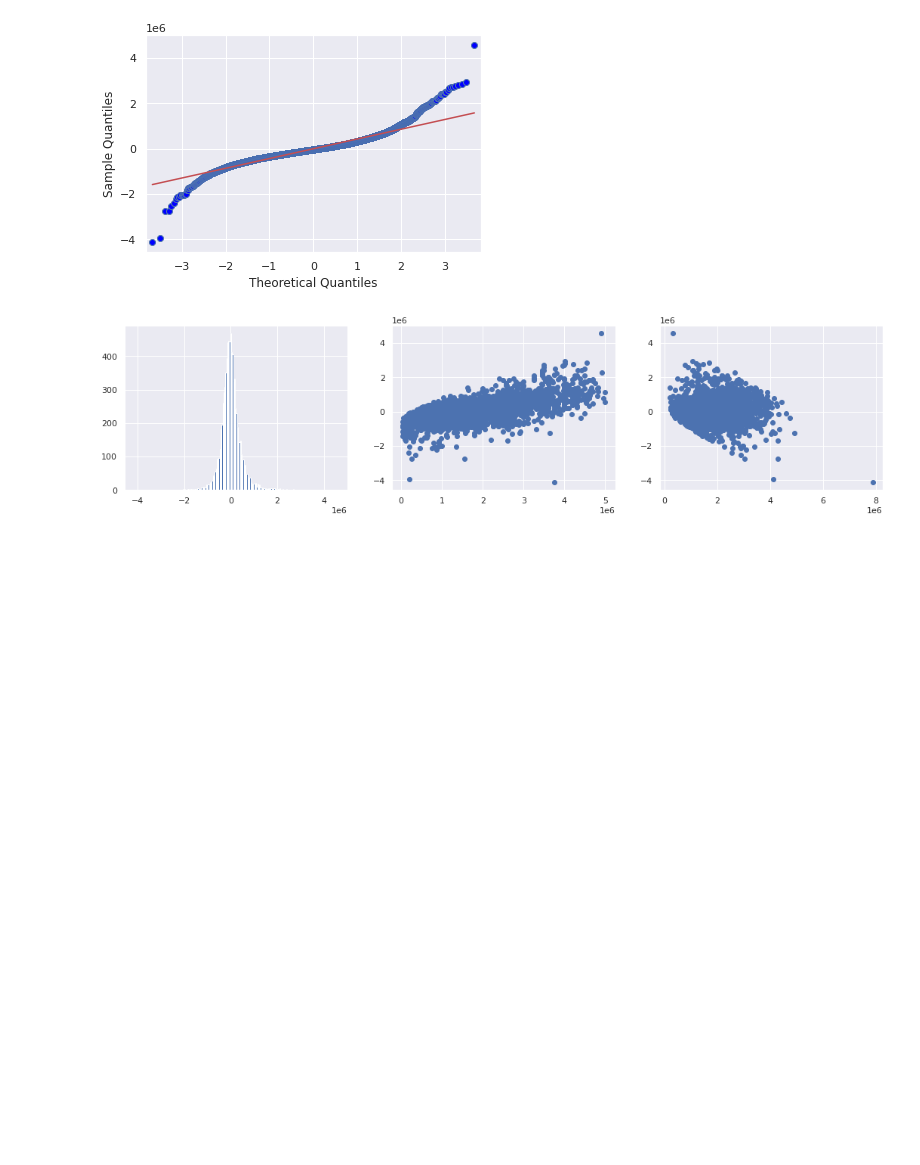
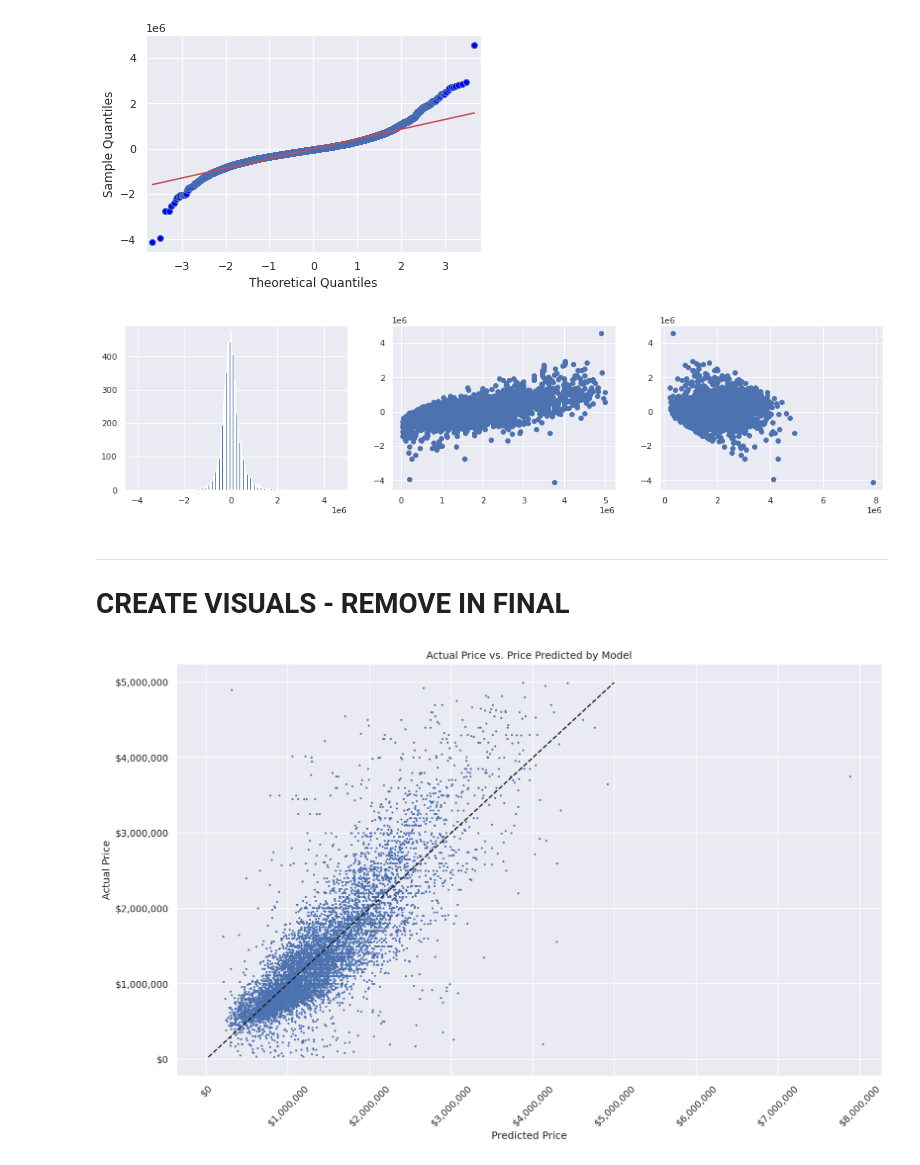
Before and after one commit to ParkedHampster/Modeled_Homes-Phase_2, a Jupyter notebook: index.ipynb, the cells around one changed output. Drawn from its saved outputs; the diff is of its cells as text; code cells hidden in the pictures; blank space fills up the shorter version.

Commit message:
add pred v actual graph

```diff
--- a/index.ipynb
+++ b/index.ipynb
@@ -762,7 +762,7 @@ X = sm.add_constant(
         axis=1
     )
 )
-y = np.log(y)
+#y = np.log(y)
 nearby_zip_model = sm.OLS(y, X).fit().summary2()
 print(nearby_zip_model)
 # %% [output]
@@ -786,5 +786,5 @@ strong multicollinearity or other numerical problems.
 # %%
-y = nearby_homes_df['price']
+#y = nearby_homes_df['price']
 
 nearby_zip_homes = pd.get_dummies(
     nearby_homes_df['zip']
@@ -804,7 +804,7 @@ X = sm.add_constant(
         axis=1
     )
 )
-# y = np.log(y)
+#y = np.log(y)
 nearby_zip_model = sm.OLS(y, X).fit()
 print(nearby_zip_model.summary2())
 # %% [output]
@@ -843,3 +858,30 @@ ax[2].scatter(prices_preds,prices_resids)
 '';
 # %% [output]
 [figure]
+# %% [markdown]
+<hr />
+
+# CREATE VISUALS - REMOVE IN FINAL
+# %%
+fig, ax = plt.subplots(figsize=(15,9), dpi=150)
+
+ax.scatter(prices_preds , y , s=2)
+ax.plot([y.min(),y.max()],
+    [y.min(),y.max()],
+    'k--'
+)
+
+dollar_format = mtick.StrMethodFormatter('${x:,.0f}')
+
+ax.set(
+    title='Actual Price vs. Price Predicted by Model',
+    xlabel='Predicted Price',
+    ylabel='Actual Price'
+)
+ax.yaxis.set_major_formatter(dollar_format)
+ax.xaxis.set_major_formatter(dollar_format)
+plt.xticks(rotation=45)
+
+'';
+# %% [output]
+[figure, added]
```
Also changed, not shown: parts of 4 cells of this notebook, 1 other file.
